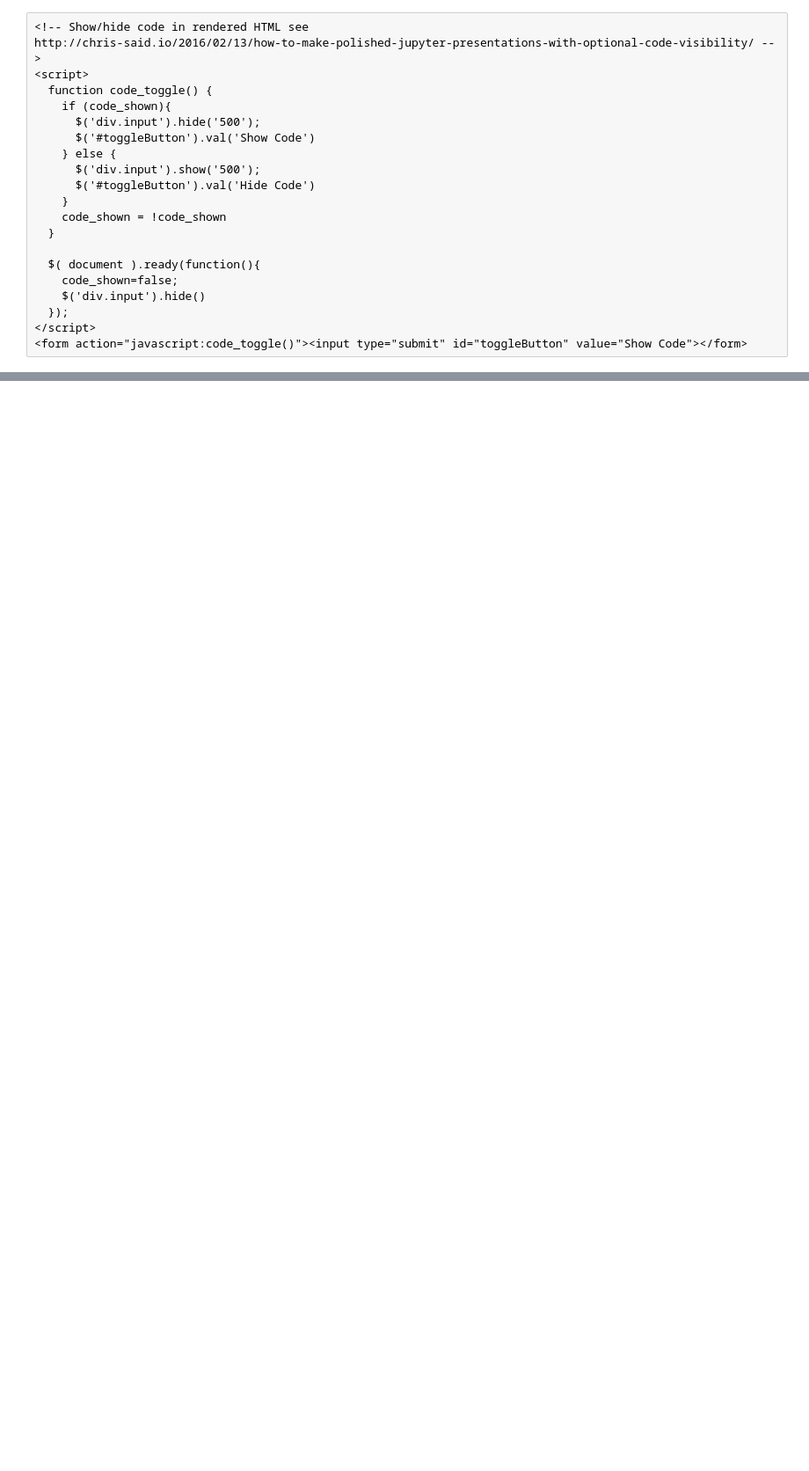
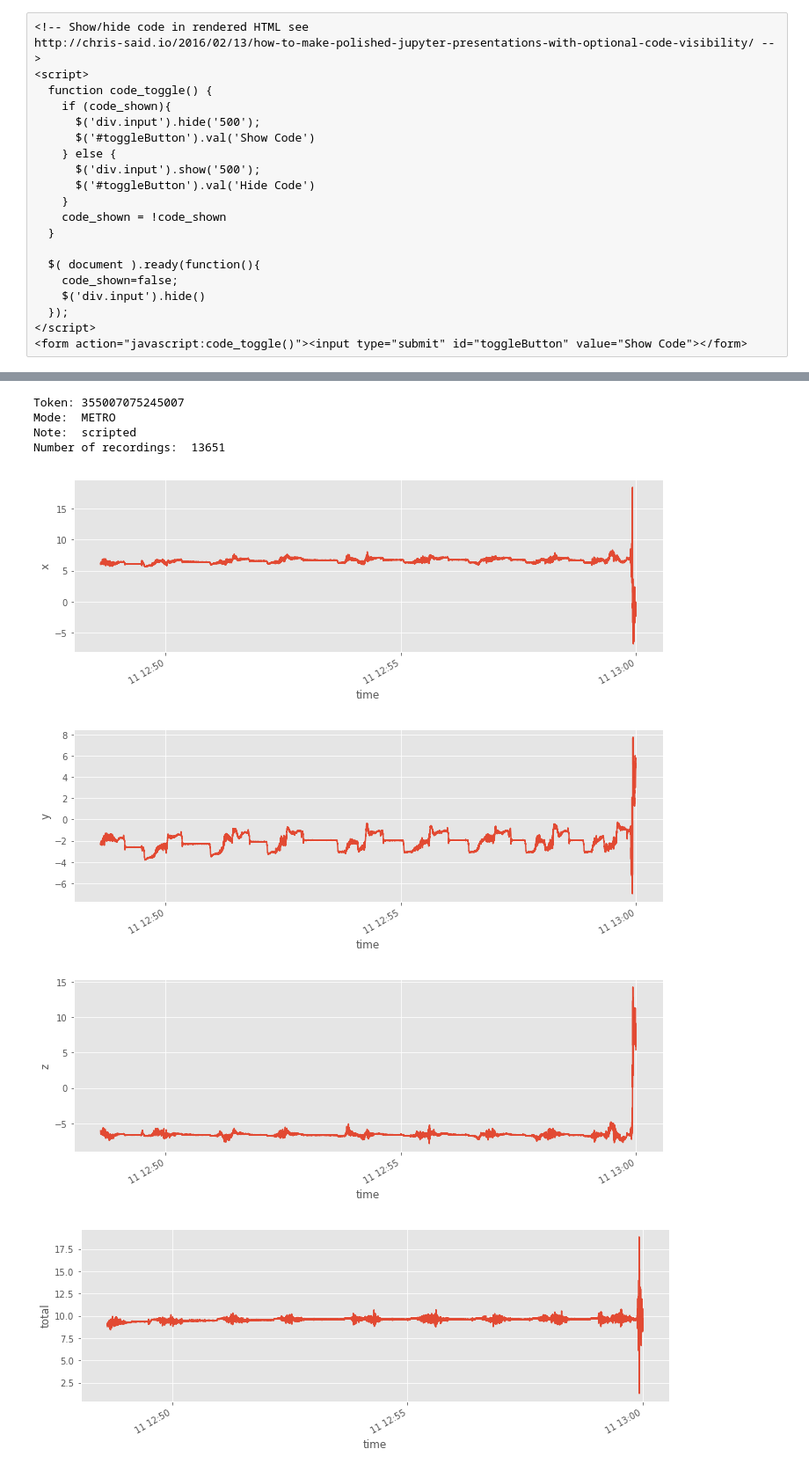
Before and after one commit to univie-datamining-team3/assignment2, a Jupyter notebook: notebooks/2.0-lm-presentation.ipynb, the cells around one changed output, grey strips where cells are left out. Shown at 88% size. Drawn from its saved outputs; the diff is of its cells as text; code cells hidden in the pictures; blank space fills up the shorter version.

```diff
--- a/notebooks/2.0-lm-presentation.ipynb
+++ b/notebooks/2.0-lm-presentation.ipynb
@@ -202,24 +149,0 @@ Number of recordings:  63269
-# %%
-mode = dfs[token]["resampled_sensor_data"][trip_nr]["annotation"]["mode"][0]
-note = dfs[token]["resampled_sensor_data"][trip_nr]["annotation"]["notes"][0]
-print("Mode: ", mode)
-print("Note: ", note)
-acceleration = sensor_for_one_trip_resampled[sensor_for_one_trip_resampled["sensor"] == "acceleration"]
-print("Number of resampled recordings: ", len(acceleration))
-acceleration= acceleration.set_index("time")
-figsize=(12, 4)
-acceleration["x"].plot(figsize=figsize);
-plt.ylabel("x")
-plt.show();
-
-acceleration["y"].plot(figsize=figsize);
-plt.ylabel("y")
-plt.show();
-
-acceleration["z"].plot(figsize=figsize);
-plt.ylabel("z")
-plt.show();
-
-acceleration["total"].plot(figsize=figsize);
-plt.ylabel("total")
-plt.show();
@@ -259,0 +178,29 @@ os.path.join("reports","maps",file_name)
+# %%
+def plot_scripted_acceleration_per_mode(trips, sensor_type="acceleration"):
+    modes = {"TRAM":False, "METRO":False, "WALK":False}
+    for trip_i in trips:
+        mode = trip_i["annotation"]["mode"][0]
+        note = trip_i["annotation"]["notes"][0]
+        if note is not None and "scripted" in str(note).lower():
+            if (mode in modes.keys()) and modes[mode] is False:
+                modes[mode] = True
+                print("Mode: ", mode)
+                print("Note: ", note)
+                sensor_data = trip_i["sensor"]
+                acceleration = sensor_data[sensor_data["sensor"] == sensor_type]
+                print("Number of recordings: ", len(acceleration))
+                acceleration= acceleration.set_index("time")
+                plot_acceleration_sensor(acceleration)
+# %%
+for index, token_i in enumerate(all_tokens):
+    print("Token:",token_i)
+    plot_scripted_acceleration_per_mode(dfs[token_i]["resampled_sensor_data"])
+# %% [output]
+Token: 355007075245007
+Mode:  METRO
+Note:  scripted
+Number of recordings:  13651
+[figure, added]
+[figure, added]
+[figure, added]
+[figure, added]
```
Also changed, not shown: parts of 29 cells of this notebook, 2 other files.
